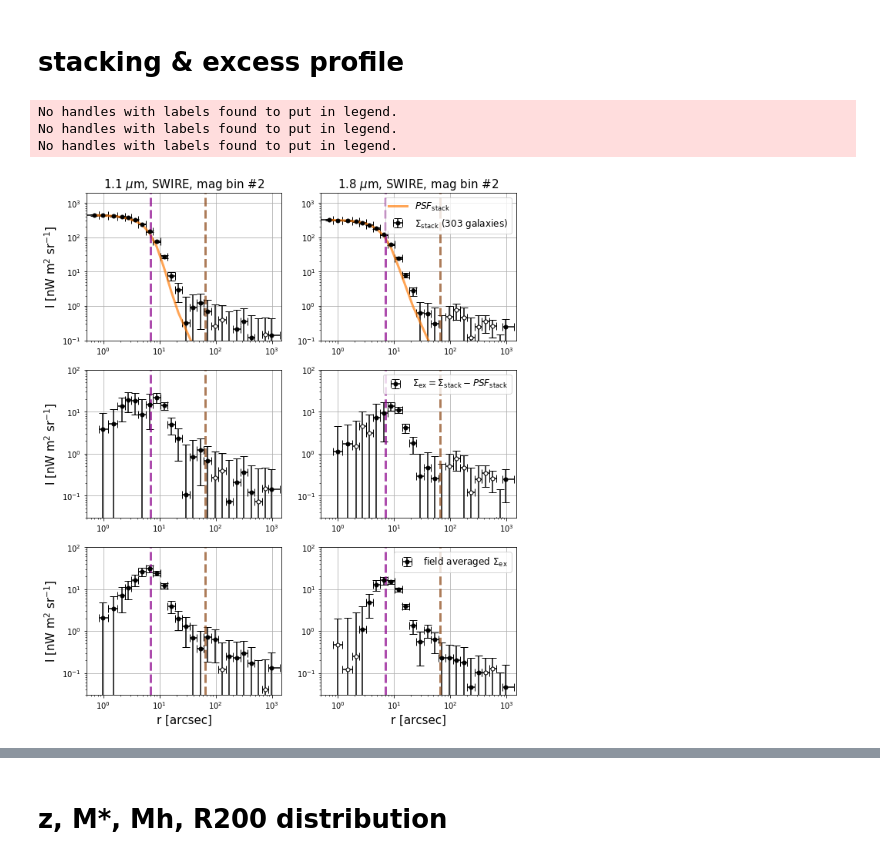
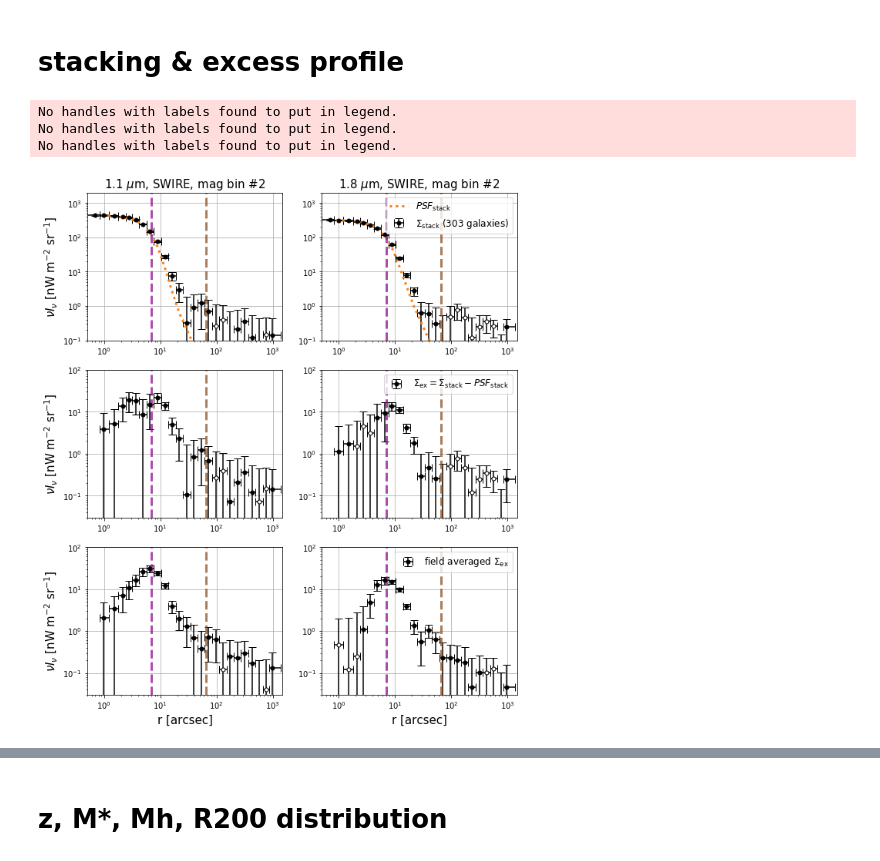
Before and after one commit to yuntingcheng/python_ciber, a Jupyter notebook: stack_modelfit/paperfigs.ipynb, the cells around one changed output, grey strips where cells are left out. Drawn from its saved outputs; the diff is of its cells as text; code cells hidden in the pictures.

```diff
--- a/stack_modelfit/paperfigs.ipynb
+++ b/stack_modelfit/paperfigs.ipynb
@@ -144,11 +144,11 @@ for inst in [1,2]:
                  ax=ax[0][inst-1], color='k',
                  label= r'$\Sigma_{\rm stack}$ (%d galaxies)'% stackdat['Nsrc'])
     ax[0][inst-1].loglog(stackdat['rbins'],stackdat['PSF']['profcb'],
-                  'C1', alpha=0.7, lw=3, label=r'$PSF_{\rm stack}$')
+                  'C1:', lw=3, label=r'$PSF_{\rm stack}$')
     ax[0][inst-1].set_ylim([1e-1,2e3])
     ax[0][inst-1].set_xlim([5e-1,1.5e3])
     ax[0][inst-1].grid()
-    ax[0][0].set_ylabel('I [nW m$^2$ sr$^{-1}$]', fontsize=15)
+    ax[0][0].set_ylabel(r'$\nu I_\nu$ [nW m$^{-2}$ sr$^{-1}$]', fontsize=15)
     ax[0][0].set_title('1.1 $\mu$m, %s, '%fieldnamedict[ifield] \
                        + 'mag bin #2', fontsize=15)
     ax[0][1].set_title('1.8 $\mu$m, %s, '%fieldnamedict[ifield] \
@@ -164,39 +164,39 @@ for inst in [1,2]:
                  label=r'$\Sigma_{\rm ex}=\Sigma_{\rm stack} - PSF_{\rm stack}$')
     ax[1][inst-1].set_ylim([3e-2,1e2])
     ax[1][inst-1].set_xlim([5e-1,1.5e3])
-    ax[1][0].set_ylabel('I [nW m$^2$ sr$^{-1}$]', fontsize=15)
+    ax[1][0].set_ylabel(r'$\nu I_\nu$ [nW m$^{-2}$ sr$^{-1}$]', fontsize=15)
     ax[1][inst-1].grid()
     ax[1][1].legend(fontsize=12)
     ax[1][inst-1].axvline(66, c='saddlebrown', lw=3, alpha=0.7,ls='--')
     ax[1][inst-1].axvline(7, c='darkmagenta',lw=3, alpha=0.7,ls='--')
 
     profd_arr, profd_err = 0, 0
     for ifield in [4,5,6,7,8]:
         stackdat = stacking(inst, ifield, m_min, m_max,
                             load_from_file=True, BGsub=False).stackdat
 
         profd_arri = stackdat['ex']['profcb']
         profd_erri = np.sqrt(np.diag(stackdat['excov']['profcb']))
         profd_arr += profd_arri / profd_erri**2
         profd_err += 1 / profd_erri**2
     profd_arr /= profd_err
     profd_err = np.sqrt(1 / profd_err)
     plot_err_log(stackdat['rbins'],
                  profd_arr,
                  profd_err,
                  ax=ax[2][inst-1], color='k',label=r'field averaged $\Sigma_{\rm ex}$')
     ax[2][inst-1].set_ylim([3e-2,1e2])
     ax[2][inst-1].set_xlim([5e-1,1.5e3])
     ax[2][inst-1].grid()
-    ax[2][0].set_ylabel('I [nW m$^2$ sr$^{-1}$]', fontsize=15)
+    ax[2][0].set_ylabel(r'$\nu I_\nu$ [nW m$^{-2}$ sr$^{-1}$]', fontsize=15)
     ax[2][inst-1].set_xlabel('r [arcsec]', fontsize=15)
     ax[2][1].legend(fontsize=12)
     ax[2][inst-1].axvline(66, c='saddlebrown', lw=3, alpha=0.7,ls='--')
     ax[2][inst-1].axvline(7, c='darkmagenta',lw=3, alpha=0.7,ls='--')
 
 plt.savefig('plots/paperfig/stack_profile.pdf', dpi = 150, bbox_inches='tight')
 # %% [output]
 No handles with labels found to put in legend.
 No handles with labels found to put in legend.
 No handles with labels found to put in legend.
-[figure, old version]
+[figure, new version]
```
Also changed, not shown: parts of 50 cells of this notebook.
